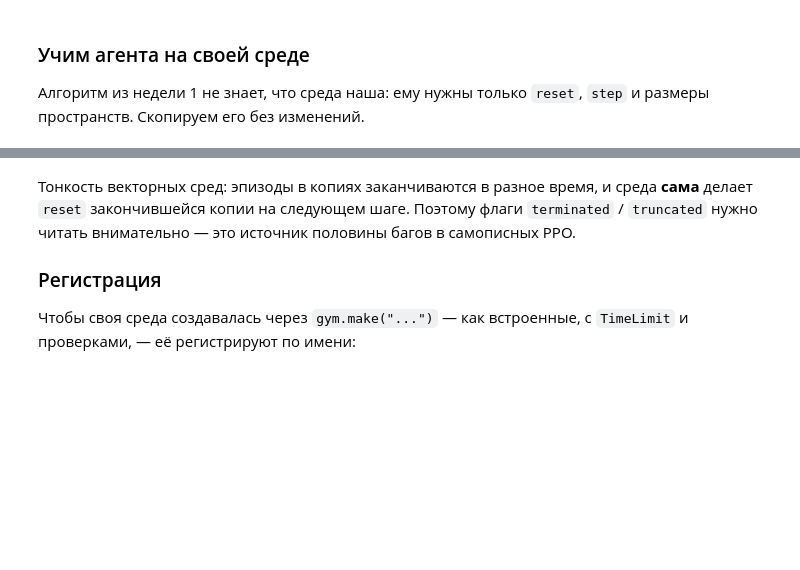
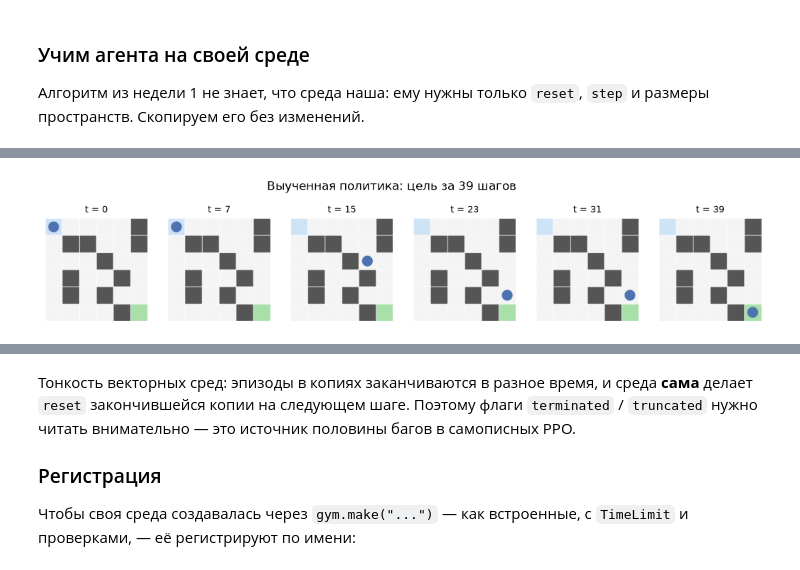
Before and after one commit to IlyaChichkanov/Reinforcement-learning, a Jupyter notebook: 02-environments/lecture/lecture.ipynb, the cells around one changed output, grey strips where cells are left out. Saved outputs shown, nothing was run; the diff lists cells and outputs as text; code cells hidden in the pictures; blank space fills up the shorter version.

```diff
--- a/02-environments/lecture/lecture.ipynb
+++ b/02-environments/lecture/lecture.ipynb
@@ -424,15 +692,12 @@ for r in range(env.n_rows):
 # %%
 # Эпизод выученной политикой, действия — случайно из pi(.|s).
 rng = np.random.default_rng(1)
 env = GridWorldEnv(render_mode="rgb_array")
-obs, _ = env.reset(seed=0)
-frames = [env.render()]
-for _ in range(50):
-    obs, r, terminated, truncated, _ = env.step(int(rng.choice(4, p=policy[obs])))
-    frames.append(env.render())
-    if terminated or truncated:
-        break
+frames, total = rollout_frames(env, lambda obs: int(rng.choice(4, p=policy[obs])), max_steps=50, seed=0)
+show_strip(frames, f"Выученная политика: цель за {len(frames) - 1} шагов", n=6, width=13)
 show_frames(frames, f"Выученная политика: цель за {len(frames) - 1} шагов")
+# %% [output]
+[figure, added]
 # %% [markdown]
 Тридцать строк — и у нас среда, на которой работает настоящий RL-алгоритм. Всё, что мы дальше будем делать с этой средой, — менять её поведение, **не трогая класс**.
 
```
Also changed, not shown: parts of 43 cells of this notebook, 7 other files.
